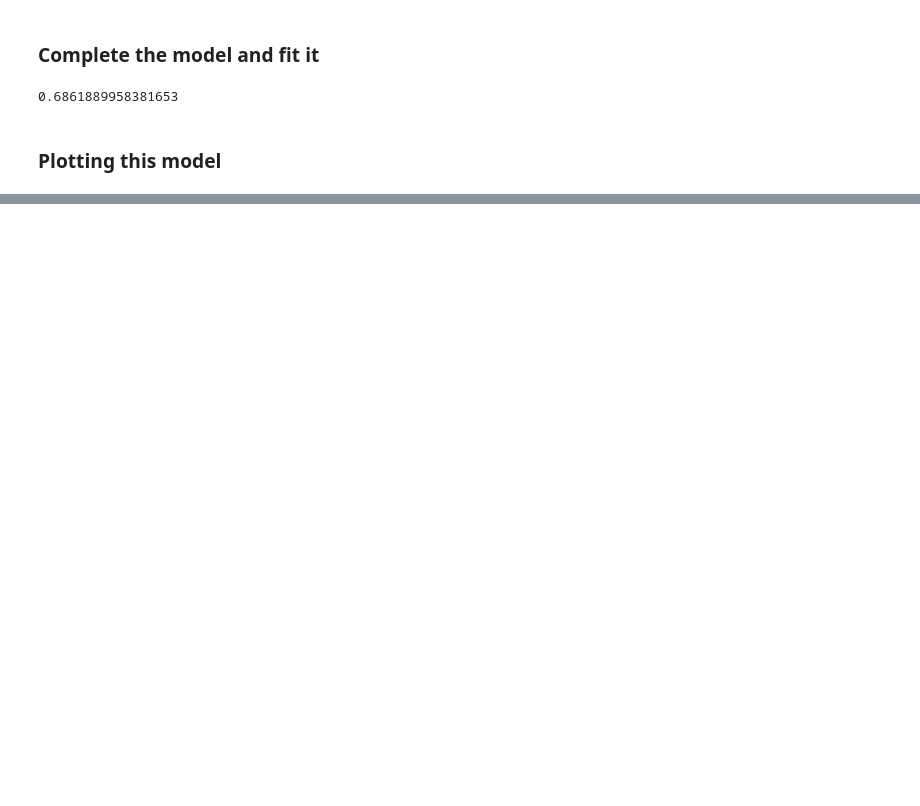
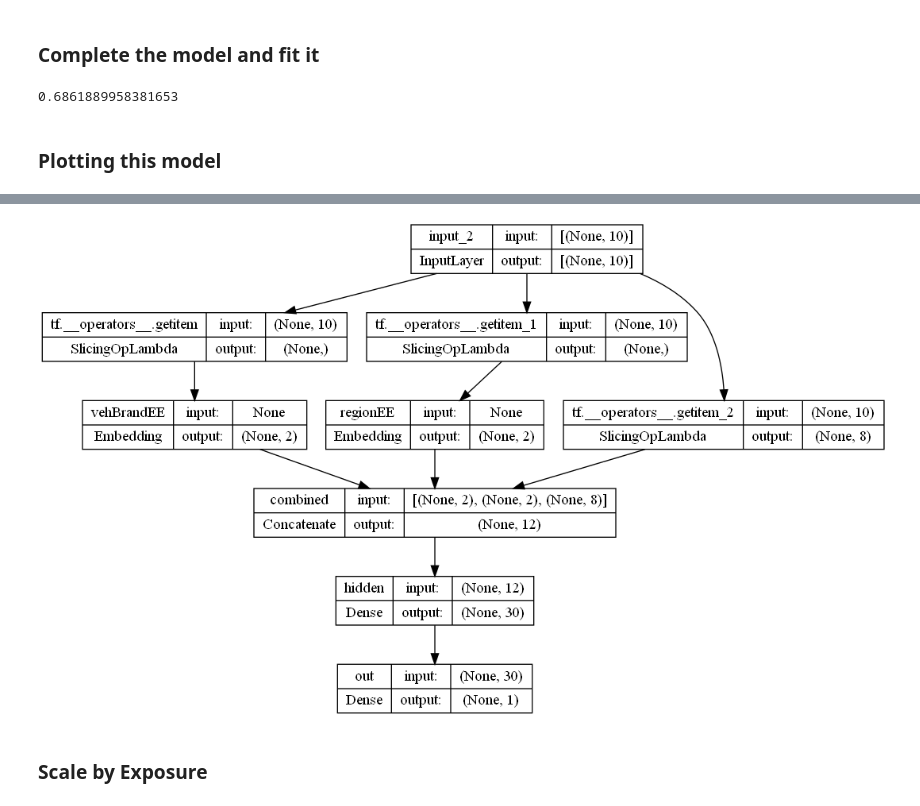
Before and after one commit to kchu1711/actl3143, a Jupyter notebook: week 4/week_4.ipynb, the cells around one changed output, grey strips where cells are left out. Cells and saved outputs as stored; diff of their text form; code cells hidden in the pictures; blank space fills up the shorter version.

```diff
--- a/week 4/week_4.ipynb
+++ b/week 4/week_4.ipynb
@@ -297,0 +323,6 @@ You must install pydot (`pip install pydot`) and install graphviz (see instructi
+# %%
+plot_model(model, show_shapes=True)
+# %% [output]
+[figure, added]
+# %% [markdown]
+### Scale by Exposure
```
Also changed, not shown: parts of 52 cells of this notebook, 5 other files.
